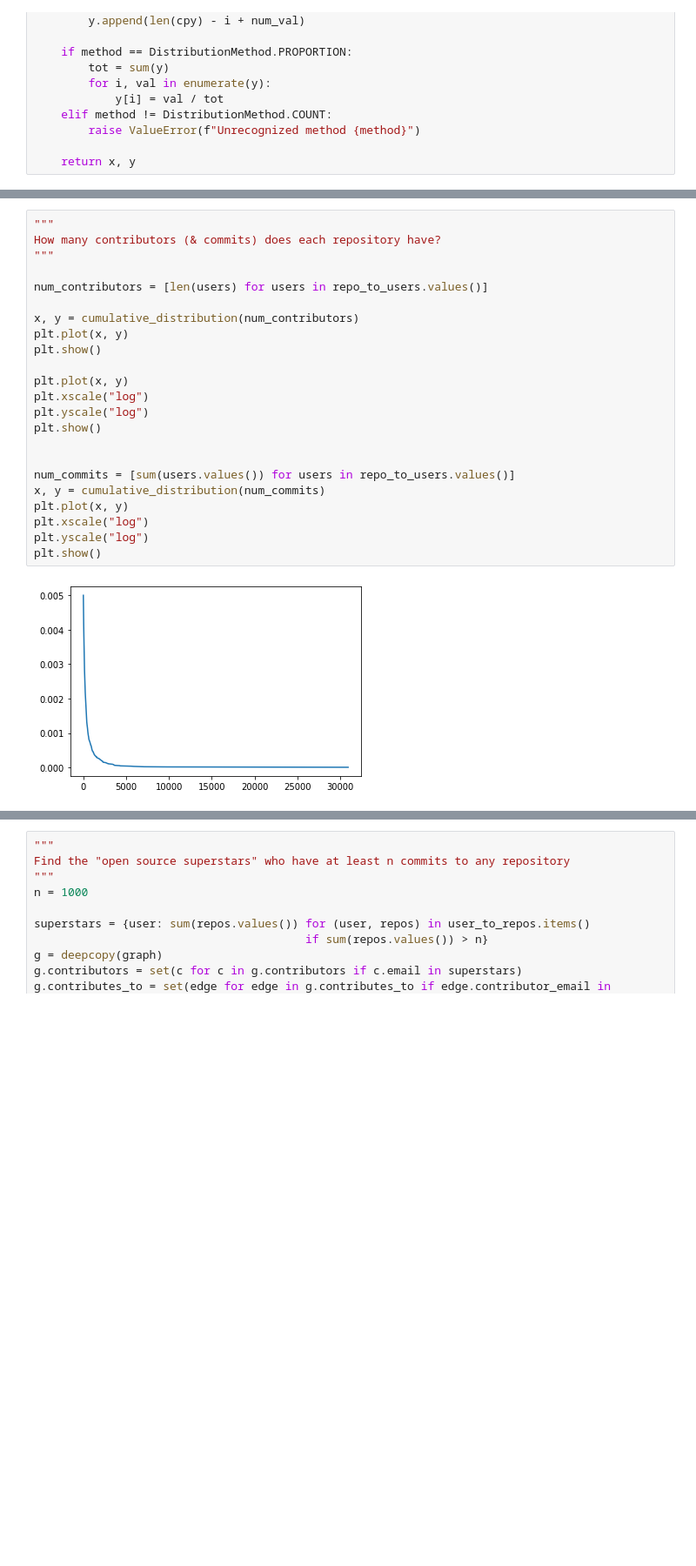
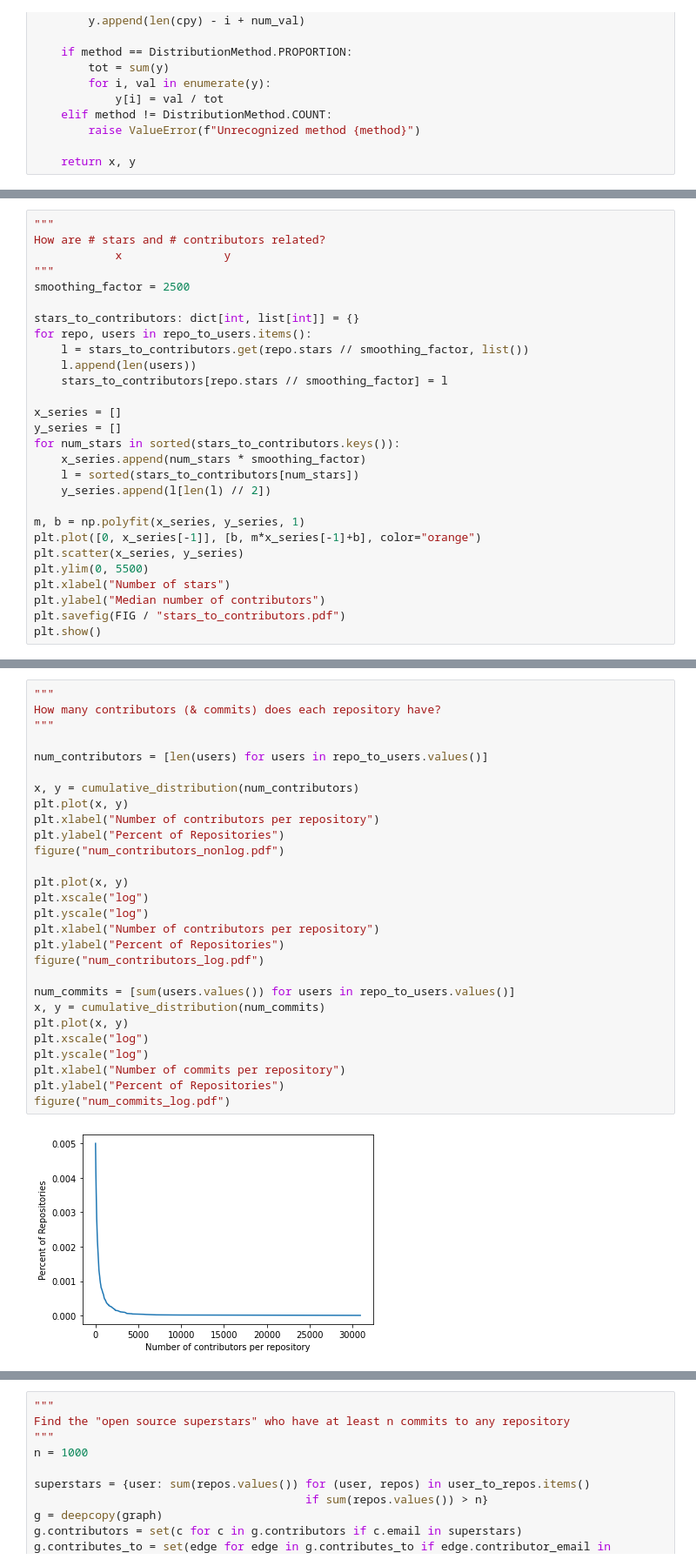
Before and after one commit to just1ngray/CSCI6878, a Jupyter notebook: analysis.ipynb, the cells around one changed output, grey strips where cells are left out. Shown at 87% size. Drawn from its saved outputs; the diff is of its cells as text; blank space fills up the shorter version.

```diff
--- a/analysis.ipynb
+++ b/analysis.ipynb
@@ -103,0 +115,28 @@ def cumulative_distribution(dist: Iterable[Union[int, float]],
+# %%
+"""
+How are # stars and # contributors related?
+            x               y
+"""
+smoothing_factor = 2500
+
+stars_to_contributors: dict[int, list[int]] = {}
+for repo, users in repo_to_users.items():
+    l = stars_to_contributors.get(repo.stars // smoothing_factor, list())
+    l.append(len(users))
+    stars_to_contributors[repo.stars // smoothing_factor] = l
+
+x_series = []
+y_series = []
+for num_stars in sorted(stars_to_contributors.keys()):
+    x_series.append(num_stars * smoothing_factor)
+    l = sorted(stars_to_contributors[num_stars])
+    y_series.append(l[len(l) // 2])
+
+m, b = np.polyfit(x_series, y_series, 1)
+plt.plot([0, x_series[-1]], [b, m*x_series[-1]+b], color="orange")
+plt.scatter(x_series, y_series)
+plt.ylim(0, 5500)
+plt.xlabel("Number of stars")
+plt.ylabel("Median number of contributors")
+plt.savefig(FIG / "stars_to_contributors.pdf")
+plt.show()
@@ -104,25 +145,30 @@ def cumulative_distribution(dist: Iterable[Union[int, float]],
 # %%
 """
 How many contributors (& commits) does each repository have?
 """
 
 num_contributors = [len(users) for users in repo_to_users.values()]
 
 x, y = cumulative_distribution(num_contributors)
 plt.plot(x, y)
-plt.show()
+plt.xlabel("Number of contributors per repository")
+plt.ylabel("Percent of Repositories")
+figure("num_contributors_nonlog.pdf")
 
 plt.plot(x, y)
 plt.xscale("log")
 plt.yscale("log")
-plt.show()
-
+plt.xlabel("Number of contributors per repository")
+plt.ylabel("Percent of Repositories")
+figure("num_contributors_log.pdf")
 
 num_commits = [sum(users.values()) for users in repo_to_users.values()]
 x, y = cumulative_distribution(num_commits)
 plt.plot(x, y)
 plt.xscale("log")
 plt.yscale("log")
-plt.show()
+plt.xlabel("Number of commits per repository")
+plt.ylabel("Percent of Repositories")
+figure("num_commits_log.pdf")
 # %% [output]
-[figure, old version]
+[figure, new version]
```
Also changed, not shown: parts of 7 cells of this notebook, 2 other files.
